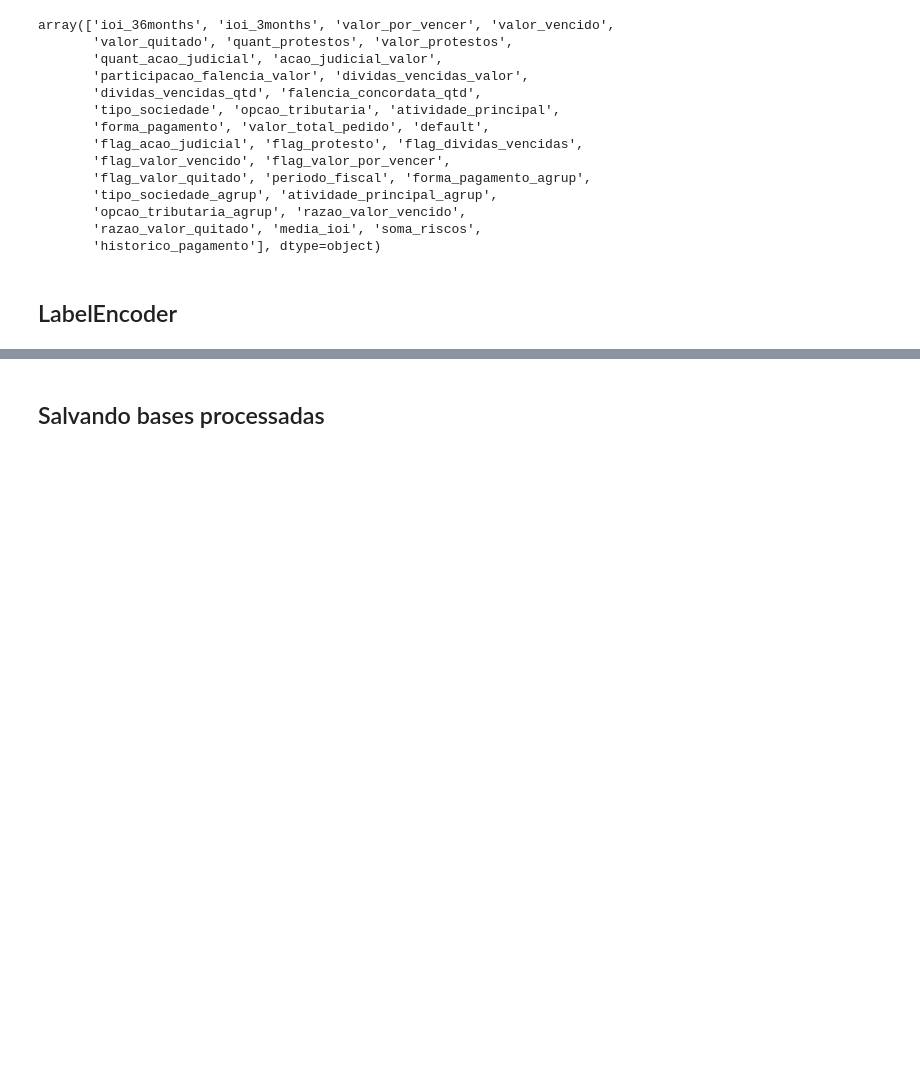
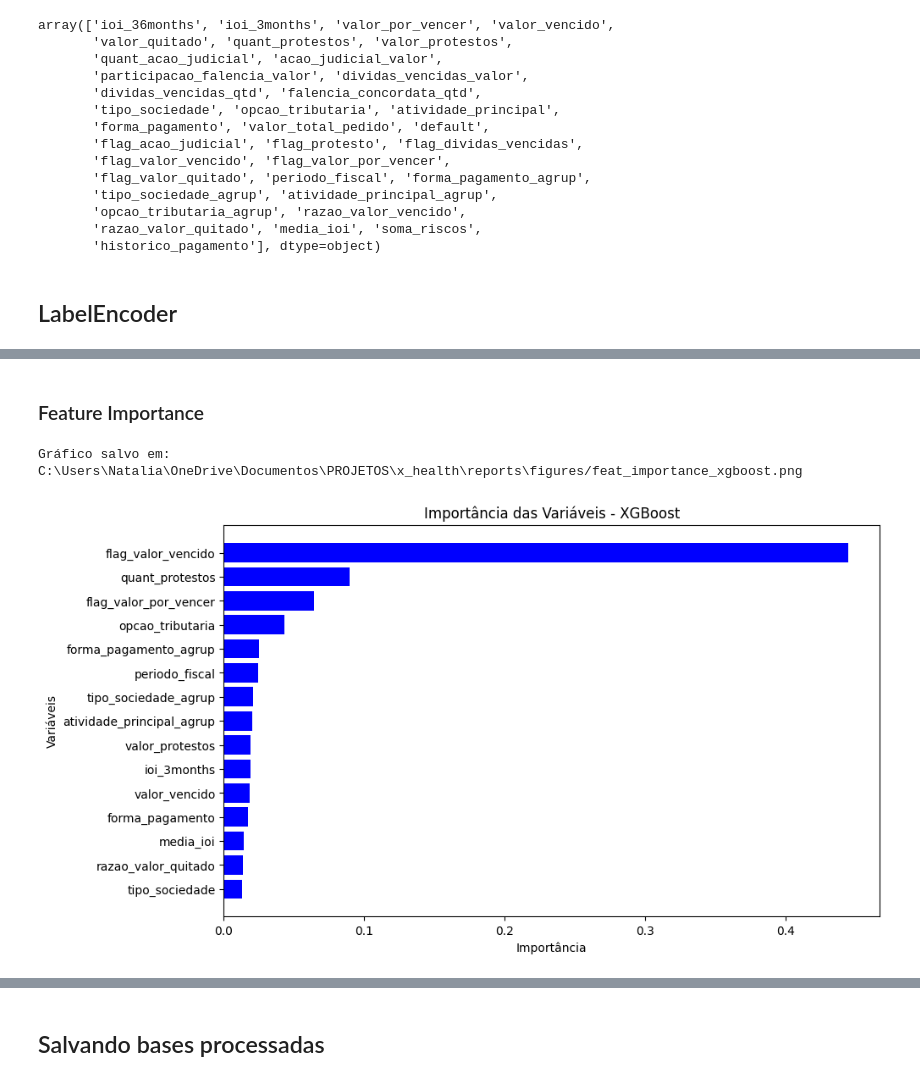
Before and after one commit to natfaria/x_health, a Jupyter notebook: notebooks/consolida_base.ipynb, the cells around one changed output, grey strips where cells are left out. Drawn from its saved outputs; the diff is of its cells as text; code cells hidden in the pictures; blank space fills up the shorter version.

```diff
--- a/notebooks/consolida_base.ipynb
+++ b/notebooks/consolida_base.ipynb
@@ -49,8 +48,10 @@ df.head(3)
 | 1 | 1 | 16.052632 | 7.500000 | 224132.85 | 0.0 | 4960846.21 | ... |
 | 2 | 0 | 13.250000 | 3.904762 | 513043.83 | 0.0 | 158631.93 | ... |
 # %%
-#cria um df de backup
+# Cria um df de backup
 backup = df.copy()
+# Definir variável alvo
+variavel_alvo = "default"
 # %%
 # Substituindo "missing" por NaN
 df.replace("missing", pd.NA, inplace=True)
@@ -193,0 +175,9 @@ Index(['opcao_tributaria_agrup', 'flag_valor_por_vencer',
+# %% [markdown]
+### Feature Importance
+# %%
+from src.models import selecionar_pelo_xgboost
+# separa em teste/treino, treina e classifica
+top_features = selecionar_pelo_xgboost(df, variavel_alvo, top_n=15, save_path=f"{FIGURES_DIR}/feat_importance_xgboost.png")
+# %% [output]
+Gráfico salvo em: C:\Users\Natalia\OneDrive\Documentos\PROJETOS\x_health\reports\figures/feat_importance_xgboost.png
+[figure, added]
```
Also changed, not shown: parts of 27 cells of this notebook, 15 other files.
